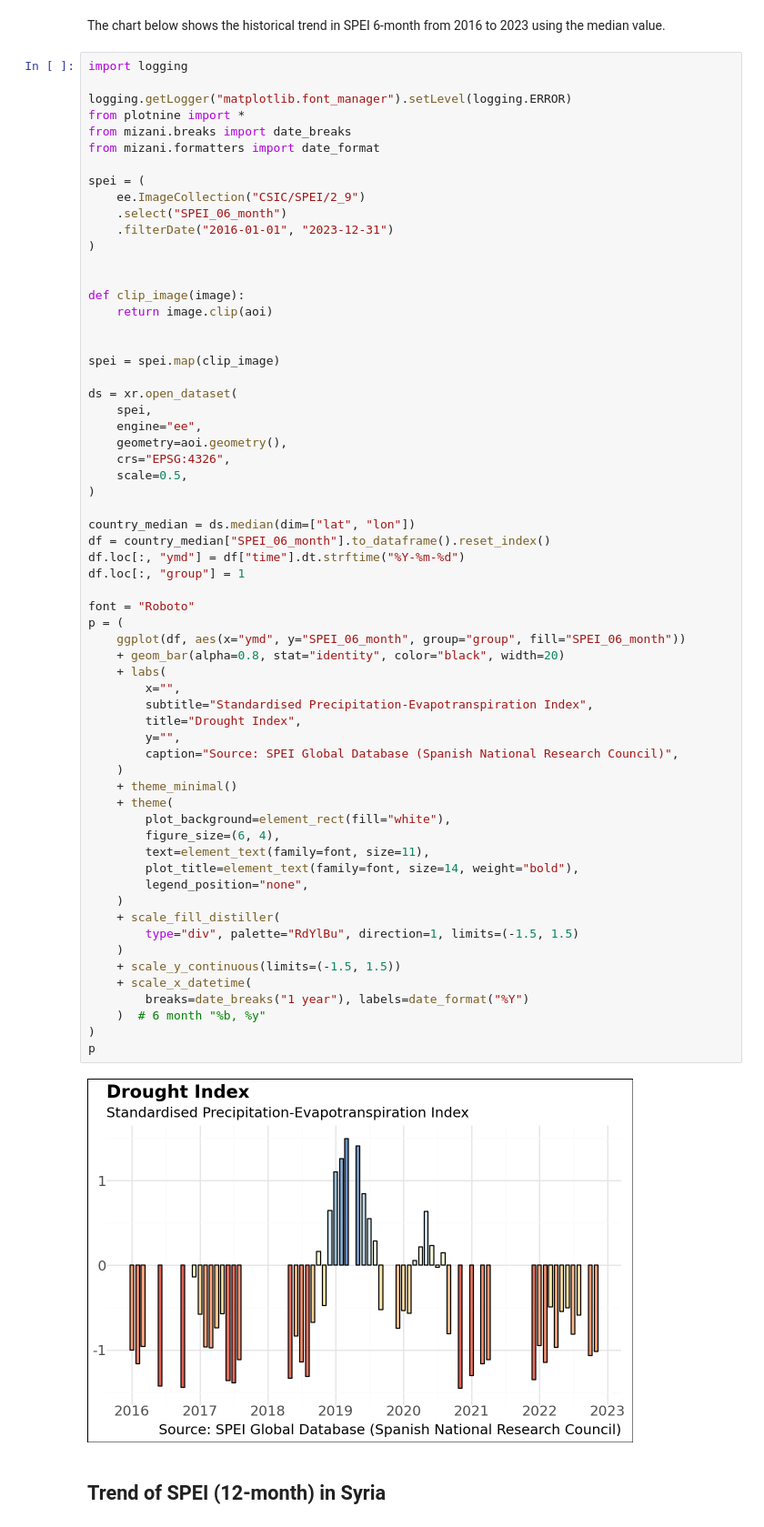
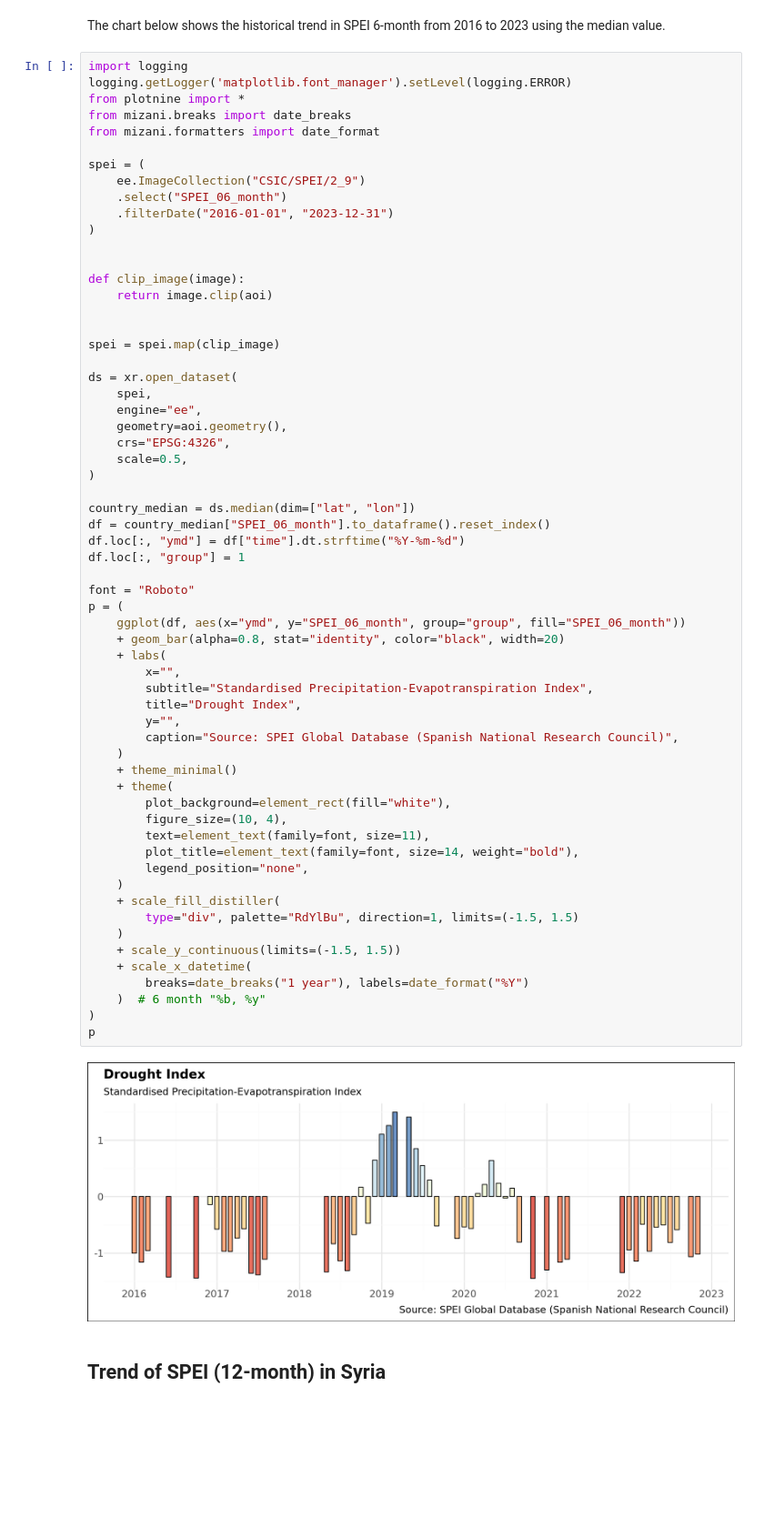
Before and after one commit to datapartnership/syria-economic-monitor, a Jupyter notebook: notebooks/vegetation-conditions/drought.ipynb, the cells around one changed output. Shown at 91% size. Saved outputs shown, nothing was run; the diff lists cells and outputs as text; blank space fills up the shorter version.

```diff
--- a/notebooks/vegetation-conditions/drought.ipynb
+++ b/notebooks/vegetation-conditions/drought.ipynb
@@ -132,8 +130,7 @@ for a in ax.axs.flat:
 The chart below shows the historical trend in SPEI 6-month from 2016 to 2023 using the median value.
 # %%
 import logging
-
-logging.getLogger("matplotlib.font_manager").setLevel(logging.ERROR)
+logging.getLogger('matplotlib.font_manager').setLevel(logging.ERROR)
 from plotnine import *
 from mizani.breaks import date_breaks
 from mizani.formatters import date_format
@@ -165,35 +162,35 @@ df.loc[:, "ymd"] = df["time"].dt.strftime("%Y-%m-%d")
 df.loc[:, "group"] = 1
 
 font = "Roboto"
 p = (
     ggplot(df, aes(x="ymd", y="SPEI_06_month", group="group", fill="SPEI_06_month"))
     + geom_bar(alpha=0.8, stat="identity", color="black", width=20)
     + labs(
         x="",
         subtitle="Standardised Precipitation-Evapotranspiration Index",
         title="Drought Index",
         y="",
         caption="Source: SPEI Global Database (Spanish National Research Council)",
     )
     + theme_minimal()
     + theme(
         plot_background=element_rect(fill="white"),
-        figure_size=(6, 4),
+        figure_size=(10, 4),
         text=element_text(family=font, size=11),
         plot_title=element_text(family=font, size=14, weight="bold"),
         legend_position="none",
     )
     + scale_fill_distiller(
         type="div", palette="RdYlBu", direction=1, limits=(-1.5, 1.5)
     )
     + scale_y_continuous(limits=(-1.5, 1.5))
     + scale_x_datetime(
         breaks=date_breaks("1 year"), labels=date_format("%Y")
     )  # 6 month "%b, %y"
 )
 p
 # %% [output]
-[figure, old version]
+[figure, new version]
 # %% [markdown]
 ## Trend of SPEI (12-month) in Syria
 # %%
```
Also changed, not shown: parts of 38 cells of this notebook, 27 other files.
